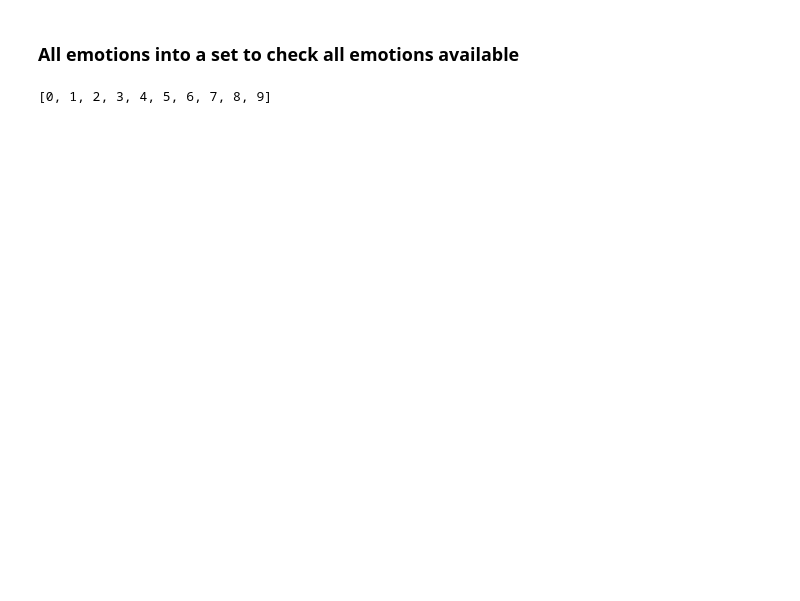
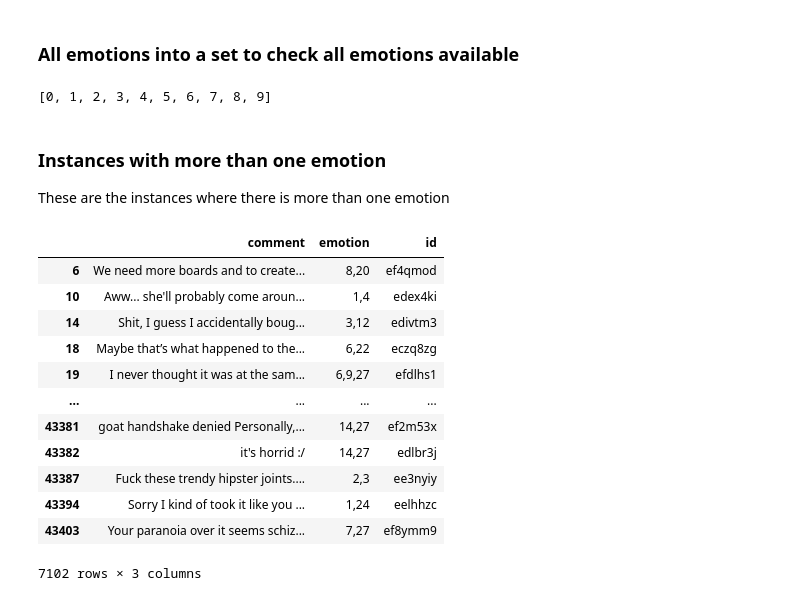
Before and after one commit to rgap/NMA-GoEmotions-Project, a Jupyter notebook: notebooks/1_initial_data_analysis.ipynb, the cells around one changed output. Saved outputs shown, nothing was run; the diff lists cells and outputs as text; code cells hidden in the pictures; blank space fills up the shorter version.

```diff
--- a/notebooks/1_initial_data_analysis.ipynb
+++ b/notebooks/1_initial_data_analysis.ipynb
@@ -177,3 +179,24 @@ emotions_dict = {
     26: "surprise",
     27: "neutral"
 }
+# %% [markdown]
+### Instances with more than one emotion
+
+These are the instances where there is more than one emotion
+# %%
+# Instances with more than 1 emotion
+train_data[train_data['emotion'].apply(lambda x: len(x.split(',')) > 1)]
+# %% [output]
+|  | comment | emotion | id |
+| 6 | We need more boards and to create... | 8,20 | ef4qmod |
+| 10 | Aww... she'll probably come aroun... | 1,4 | edex4ki |
+| 14 | Shit, I guess I accidentally boug... | 3,12 | edivtm3 |
+| 18 | Maybe that’s what happened to the... | 6,22 | eczq8zg |
+| 19 | I never thought it was at the sam... | 6,9,27 | efdlhs1 |
+| ... | ... | ... | ... |
+| 43381 | goat handshake denied Personally,... | 14,27 | ef2m53x |
+| 43382 | it's horrid :/ | 14,27 | edlbr3j |
+| 43387 | Fuck these trendy hipster joints.... | 2,3 | ee3nyiy |
+| 43394 | Sorry I kind of took it like you ... | 1,24 | eelhhzc |
+| 43403 | Your paranoia over it seems schiz... | 7,27 | ef8ymm9 |
+7102 rows × 3 columns
```
Also changed, not shown: parts of 11 cells of this notebook, 5 other files.
